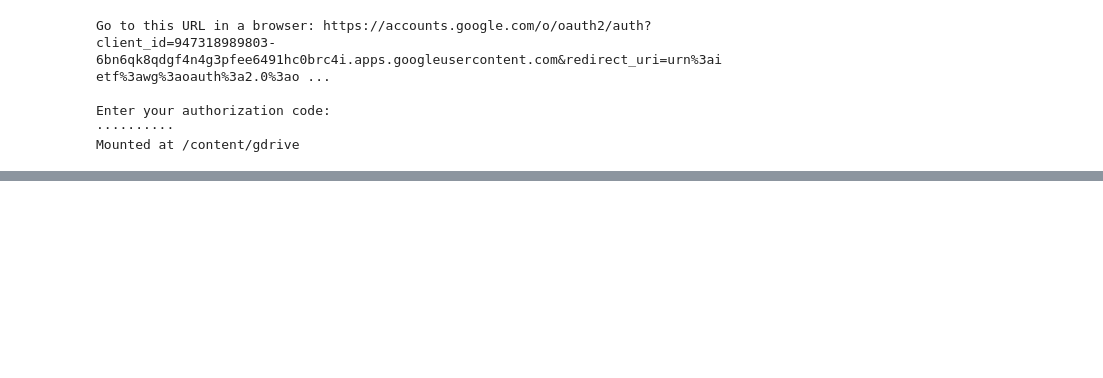
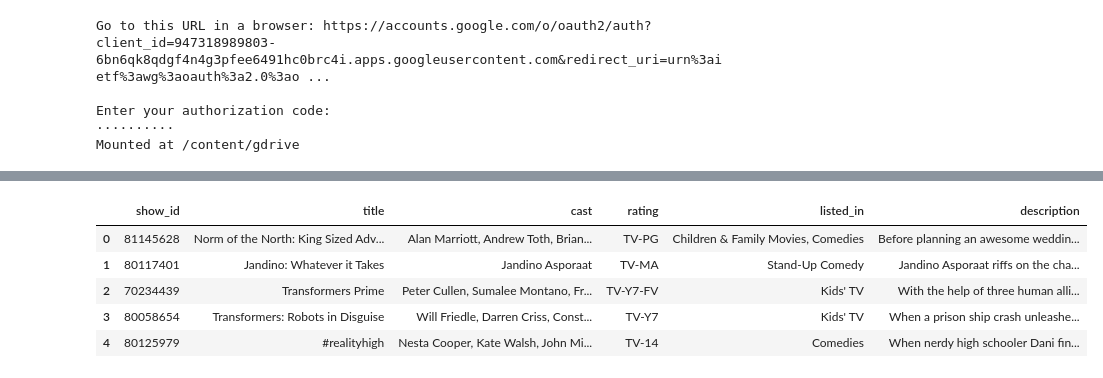
Before and after one commit to BIMA/bangkit-1, a Jupyter notebook: Assignment_05.ipynb, the cells around one changed output, grey strips where cells are left out. Saved outputs shown, nothing was run; the diff lists cells and outputs as text; code cells hidden in the pictures; blank space fills up the shorter version.

```diff
--- a/Assignment_05.ipynb
+++ b/Assignment_05.ipynb
@@ -38,0 +47,9 @@ df = pd.read_csv(root_path + 'netflix')
+# %%
+df.head()
+# %% [output]
+|  | show_id | title | cast | rating | listed_in | description |
+| 0 | 81145628 | Norm of the North: King Sized Adv... | Alan Marriott, Andrew Toth, Brian... | TV-PG | Children & Family Movies, Comedies | Before planning an awesome weddin... |
+| 1 | 80117401 | Jandino: Whatever it Takes | Jandino Asporaat | TV-MA | Stand-Up Comedy | Jandino Asporaat riffs on the cha... |
+| 2 | 70234439 | Transformers Prime | Peter Cullen, Sumalee Montano, Fr... | TV-Y7-FV | Kids' TV | With the help of three human alli... |
+| 3 | 80058654 | Transformers: Robots in Disguise | Will Friedle, Darren Criss, Const... | TV-Y7 | Kids' TV | When a prison ship crash unleashe... |
+| 4 | 80125979 | #realityhigh | Nesta Cooper, Kate Walsh, John Mi... | TV-14 | Comedies | When nerdy high schooler Dani fin... |
```
Also changed, not shown: parts of 38 cells of this notebook.
